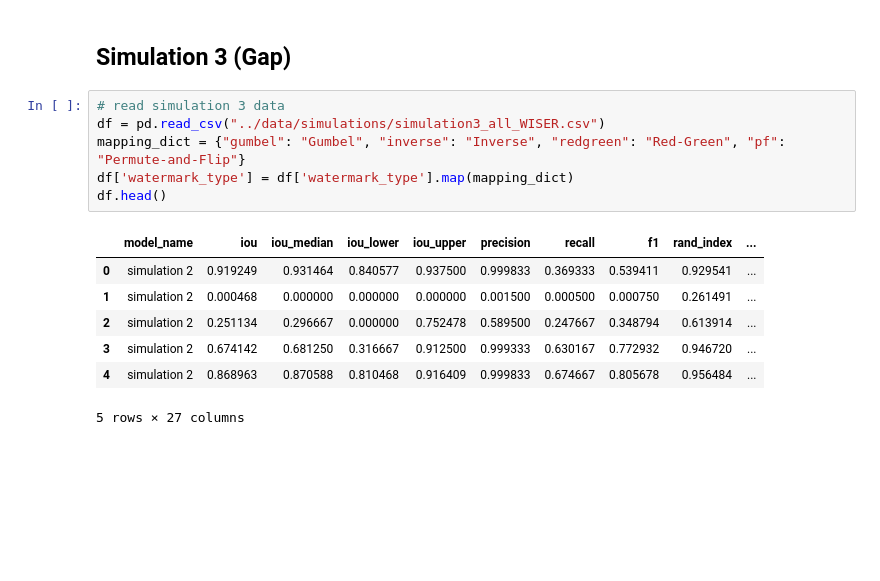
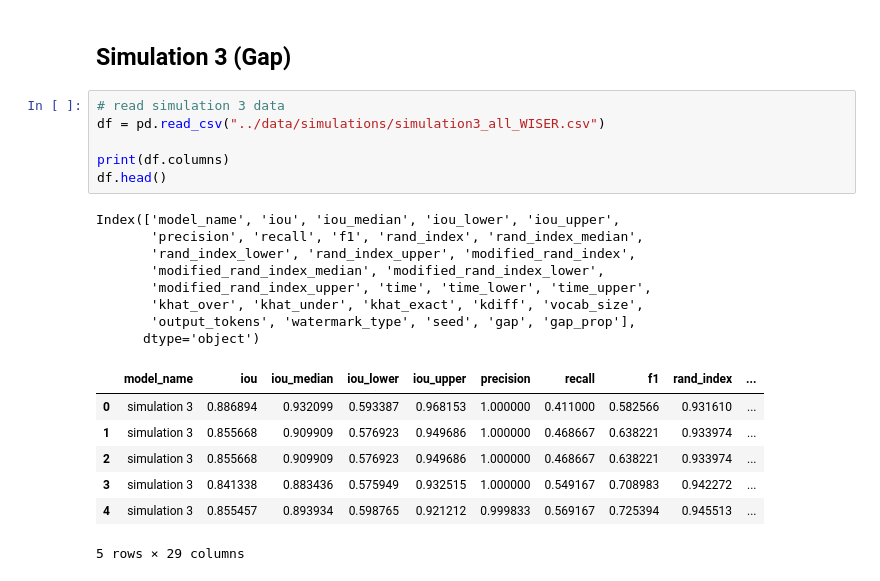
Before and after one commit to subroy13/WISER, a Jupyter notebook: scripts/simulation_plots.ipynb, the cells around one changed output. Saved outputs shown, nothing was run; the diff lists cells and outputs as text; blank space fills up the shorter version.

```diff
--- a/scripts/simulation_plots.ipynb
+++ b/scripts/simulation_plots.ipynb
@@ -154,17 +235,25 @@ plt.show()
 # %%
 # read simulation 3 data
 df = pd.read_csv("../data/simulations/simulation3_all_WISER.csv")
-mapping_dict = {"gumbel": "Gumbel", "inverse": "Inverse", "redgreen": "Red-Green", "pf": "Permute-and-Flip"}
-df['watermark_type'] = df['watermark_type'].map(mapping_dict)
+
+print(df.columns)
 df.head()
 # %% [output]
+Index(['model_name', 'iou', 'iou_median', 'iou_lower', 'iou_upper',
+       'precision', 'recall', 'f1', 'rand_index', 'rand_index_median',
+       'rand_index_lower', 'rand_index_upper', 'modified_rand_index',
+       'modified_rand_index_median', 'modified_rand_index_lower',
+       'modified_rand_index_upper', 'time', 'time_lower', 'time_upper',
+       'khat_over', 'khat_under', 'khat_exact', 'kdiff', 'vocab_size',
+       'output_tokens', 'watermark_type', 'seed', 'gap', 'gap_prop'],
+      dtype='object')
 |  | model_name | iou | iou_median | iou_lower | iou_upper | precision | recall | f1 | rand_index | ... |
-| 0 | simulation 2 | 0.919249 | 0.931464 | 0.840577 | 0.937500 | 0.999833 | 0.369333 | 0.539411 | 0.929541 | ... |
-| 1 | simulation 2 | 0.000468 | 0.000000 | 0.000000 | 0.000000 | 0.001500 | 0.000500 | 0.000750 | 0.261491 | ... |
-| 2 | simulation 2 | 0.251134 | 0.296667 | 0.000000 | 0.752478 | 0.589500 | 0.247667 | 0.348794 | 0.613914 | ... |
-| 3 | simulation 2 | 0.674142 | 0.681250 | 0.316667 | 0.912500 | 0.999333 | 0.630167 | 0.772932 | 0.946720 | ... |
-| 4 | simulation 2 | 0.868963 | 0.870588 | 0.810468 | 0.916409 | 0.999833 | 0.674667 | 0.805678 | 0.956484 | ... |
+| 0 | simulation 3 | 0.886894 | 0.932099 | 0.593387 | 0.968153 | 1.000000 | 0.411000 | 0.582566 | 0.931610 | ... |
+| 1 | simulation 3 | 0.855668 | 0.909909 | 0.576923 | 0.949686 | 1.000000 | 0.468667 | 0.638221 | 0.933974 | ... |
+| 2 | simulation 3 | 0.855668 | 0.909909 | 0.576923 | 0.949686 | 1.000000 | 0.468667 | 0.638221 | 0.933974 | ... |
+| 3 | simulation 3 | 0.841338 | 0.883436 | 0.575949 | 0.932515 | 1.000000 | 0.549167 | 0.708983 | 0.942272 | ... |
+| 4 | simulation 3 | 0.855457 | 0.893934 | 0.598765 | 0.921212 | 0.999833 | 0.569167 | 0.725394 | 0.945513 | ... |
-5 rows × 27 columns
+5 rows × 29 columns
 # %%
 plt.figure(figsize=(12,6))
 sns.set_theme(style="whitegrid", context="paper", font_scale=1.4)
```
Also changed, not shown: parts of 6 cells of this notebook, 9 other files.
